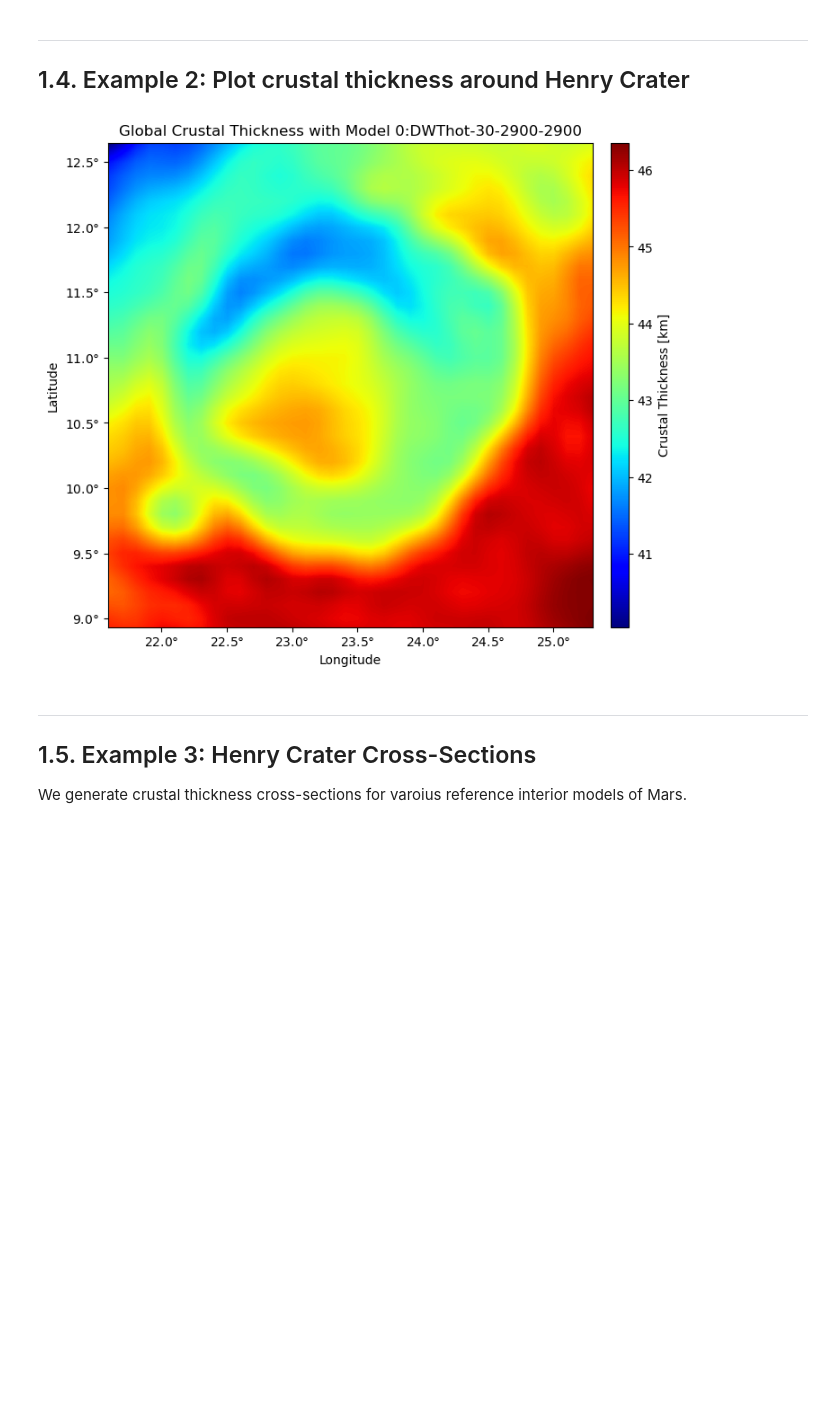
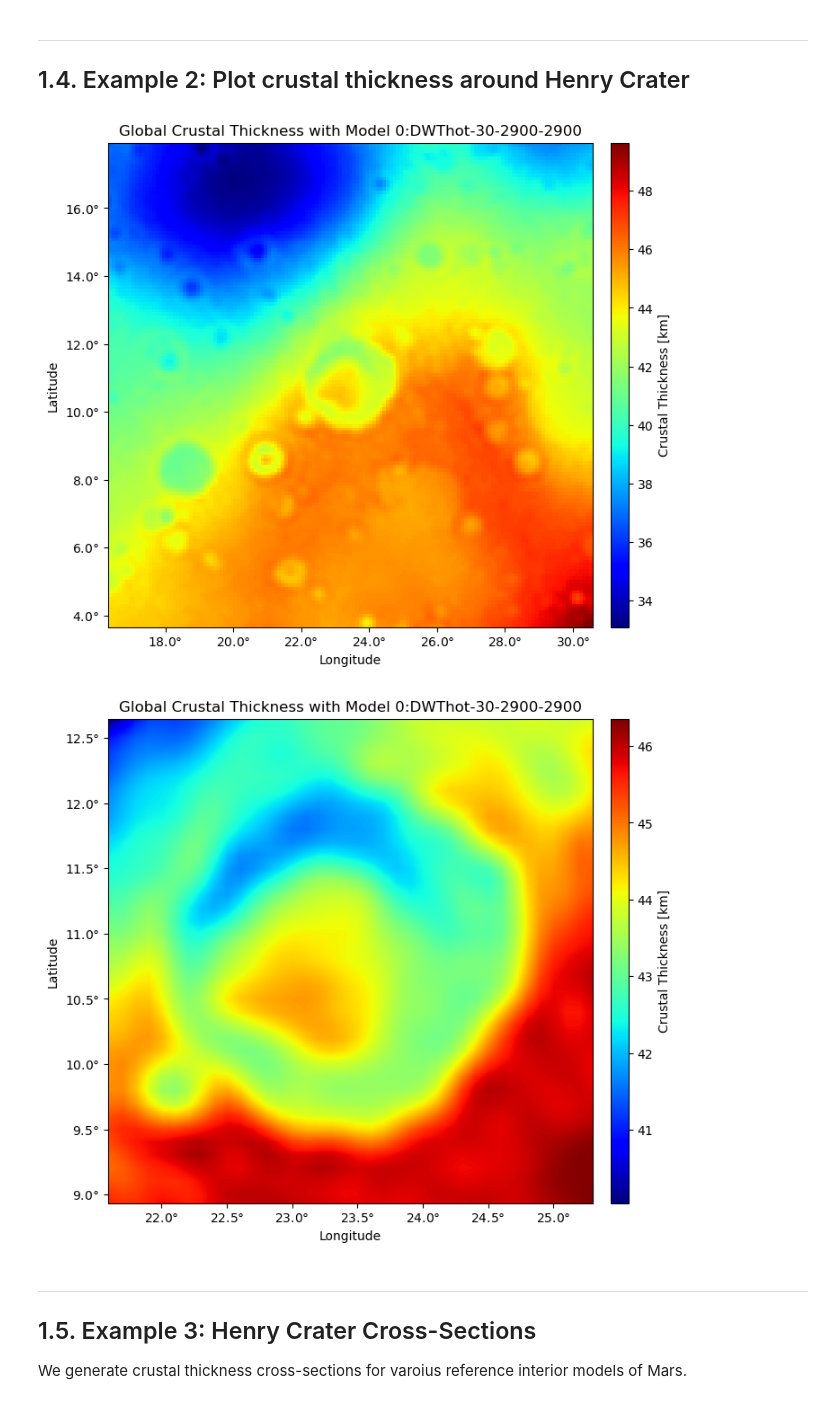
Before and after one commit to Humboldt-Penguin/Mars-Magnetics-Research, a Jupyter notebook: code/05_mag_src_map/src/main/summary.ipynb, the cells around one changed output. Drawn from its saved outputs; the diff is of its cells as text; code cells hidden in the pictures; blank space fills up the shorter version.

```diff
--- a/code/05_mag_src_map/src/main/summary.ipynb
+++ b/code/05_mag_src_map/src/main/summary.ipynb
@@ -228,14 +254,15 @@ def plot_craterCrustalThickness_2D(identifier, scaling, spacing):
 # %%
 Crust.loadData(filename='Mars-thick-DWThot-30-2900-2900__shortened__grid=0.1.npy')
 
-# plot_craterCrustalThickness_2D('Henry', 5, 0.1)
+plot_craterCrustalThickness_2D('Henry', 5, 0.1)
 # plot_craterCrustalThickness_2D('Henry', 3, 0.1)
 # plot_craterCrustalThickness_2D('Henry', 1.3, 0.1)
 plot_craterCrustalThickness_2D('Henry', 1.3, 0.01)
 
 # should take ~30 seconds for all 4 plots
 # %% [output]
-[figure, old version]
+[figure, new version]
+[figure, added]
 # %% [markdown]
 ---
 ## 1.5. Example 3: Henry Crater Cross-Sections
```
Also changed, not shown: parts of 22 cells of this notebook, 6 other files.
